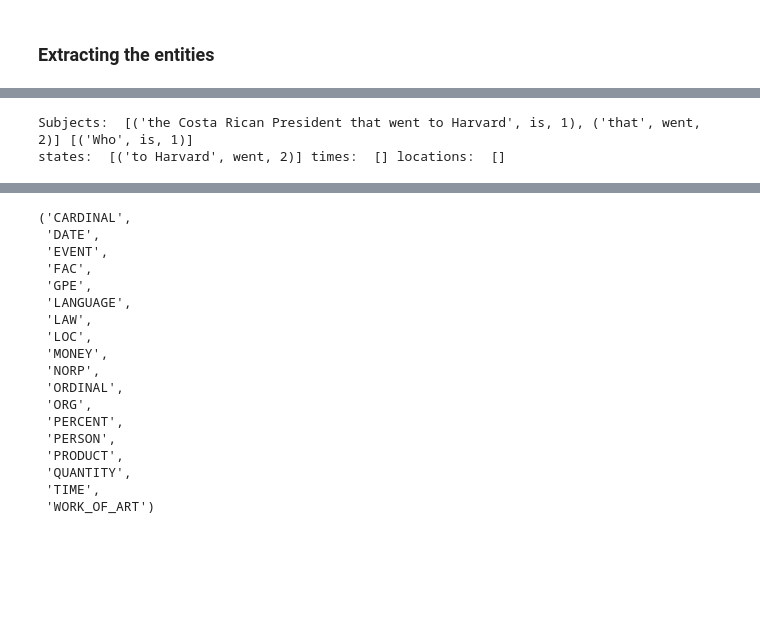
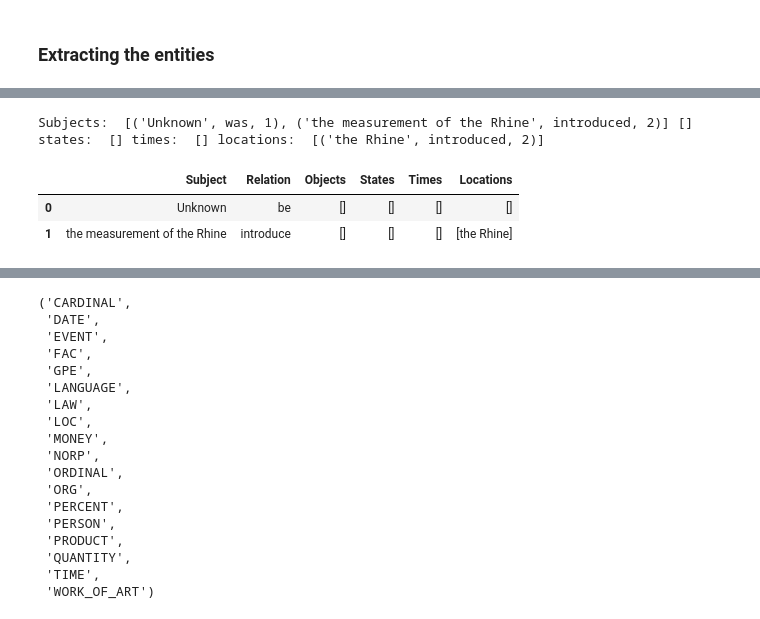
Before and after one commit to ZiaddAhmedd/Knowledge-graph-QA, a Jupyter notebook: dependency.ipynb, the cells around one changed output, grey strips where cells are left out. Cells and saved outputs as stored; diff of their text form; code cells hidden in the pictures; blank space fills up the shorter version.

```diff
--- a/dependency.ipynb
+++ b/dependency.ipynb
@@ -29,7 +29,9 @@ model = SentenceTransformer("all-MiniLM-L6-v2")
 # doc = """
 #     Super Bowl 50 was an American football game to determine the champion of the National Football League (NFL) for the 2015 season. The American Football Conference (AFC) champion Denver Broncos defeated the National Football Conference (NFC) champion Carolina Panthers 24–10 to earn their third Super Bowl title. The game was played on February 7, 2016, at Levi's Stadium in the San Francisco Bay Area at Santa Clara, California. As this was the 50th Super Bowl, the league emphasized the golden anniversary with various gold-themed initiatives, as well as temporarily suspending the tradition of naming each Super Bowl game with Roman numerals (under which the game would have been known as Super Bowl L), so that the logo could prominently feature the Arabic numerals 50.
 # """
-doc = "Politics: U.N. Secretary General Ban Ki-moon; American political leaders John Hancock, John Adams, John Quincy Adams, Rutherford B. Hayes, Theodore Roosevelt, Franklin D. Roosevelt, John F. Kennedy, Al Gore, George W. Bush and Barack Obama; Chilean President Sebastián Piñera; Colombian President Juan Manuel Santos; Costa Rican President José María Figueres; Mexican Presidents Felipe Calderón, Carlos Salinas de Gortari and Miguel de la Madrid; Mongolian President Tsakhiagiin Elbegdorj; Peruvian President Alejandro Toledo; Taiwanese President Ma Ying-jeou; Canadian Governor General David Lloyd Johnston; Indian Member of Parliament Jayant Sinha; Albanian Prime Minister Fan S. Noli; Canadian Prime Ministers Mackenzie King and Pierre Trudeau; Greek Prime Minister Antonis Samaras; Israeli Prime Minister Benjamin Netanyahu; former Pakistani Prime Minister Benazir Bhutto; U. S. Secretary of Housing and Urban Development Shaun Donovan; Canadian political leader Michael Ignatieff; Pakistani Members of Provincial Assembly Murtaza Bhutto and Sanam Bhutto; Bangladesh Minister of Finance Abul Maal Abdul Muhith; President of Puntland Abdiweli Mohamed Ali; U.S. Ambassador to the European Union Anthony Luzzatto Gardner."
+# doc = "On May 21, 2013, NFL owners at their spring meetings in Boston voted and awarded the game to Levi's Stadium. The $1.2 billion stadium opened in 2014. It is the first Super Bowl held in the San Francisco Bay Area since Super Bowl XIX in 1985, and the first in California since Super Bowl XXXVII took place in San Diego in 2003."
+# doc = "Teachers are required to be registered with the Teaching Council; under Section 30 of the Teaching Council Act 2001, a person employed in any capacity in a recognised teaching post - who is not registered with the Teaching Council - may not be paid from Oireachtas funds."
+doc = "The length of the Rhine is conventionally measured in ""Rhine-kilometers"" (Rheinkilometer), a scale introduced in 1939 which runs from the Old Rhine Bridge at Constance (0 km) to Hoek van Holland (1036.20 km). The river length is significantly shortened from the river's natural course due to number of canalisation projects completed in the 19th and 20th century.[note 7] The ""total length of the Rhine"", to the inclusion of Lake Constance and the Alpine Rhine is more difficult to measure objectively; it was cited as 1,232 kilometres (766 miles) by the Dutch Rijkswaterstaat in 2010.[note 1]."
 # %% [markdown]
 ### resolve coreferences
 # %%
@@ -348,8 +374,20 @@ states:  [] times:  [('yesterday', said, 1), ('today', was, 2)] locations:  []
-# %%
-questionDF = extract_facts(question)
-# %% [output]
-Subjects:  [('the Costa Rican President that went to Harvard', is, 1), ('that', went, 2)] [('Who', is, 1)]
-states:  [('to Harvard', went, 2)] times:  [] locations:  []
+# %%
+questionDF = extract_facts(question)
+#check the length of the questionDF
+if len(questionDF) == 1:
+    questionDF["Subject"] = question_nlp.text
+    questionDF["Relation"] = question_nlp.text
+    questionDF["Objects"] = question_nlp.text
+    questionDF["States"] = question_nlp.text
+    questionDF["Times"] = question_nlp.text
+    questionDF["Locations"] = question_nlp.text
+questionDF
+# %% [output]
+Subjects:  [('Unknown', was, 1), ('the measurement of the Rhine', introduced, 2)] []
+states:  [] times:  [] locations:  [('the Rhine', introduced, 2)]
+|  | Subject | Relation | Objects | States | Times | Locations |
+| 0 | Unknown | be | [] | [] | [] | [] |
+| 1 | the measurement of the Rhine | introduce | [] | [] | [] | [the Rhine] |
 # %%
 def join_sentences_facts(sentences):
     all_facts = pd.DataFrame(columns=["Subject", "Relation", "Objects", "States", "Times", "Locations"])
```
Also changed, not shown: parts of 18 cells of this notebook, 3 other files.
